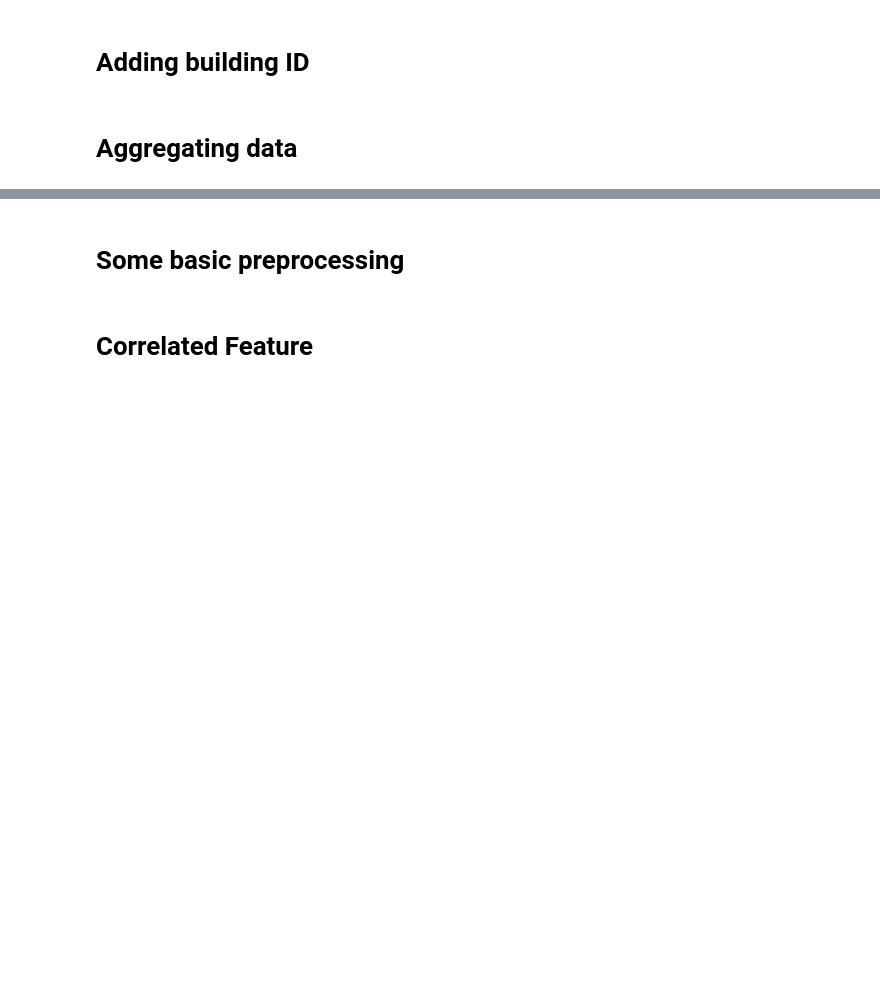
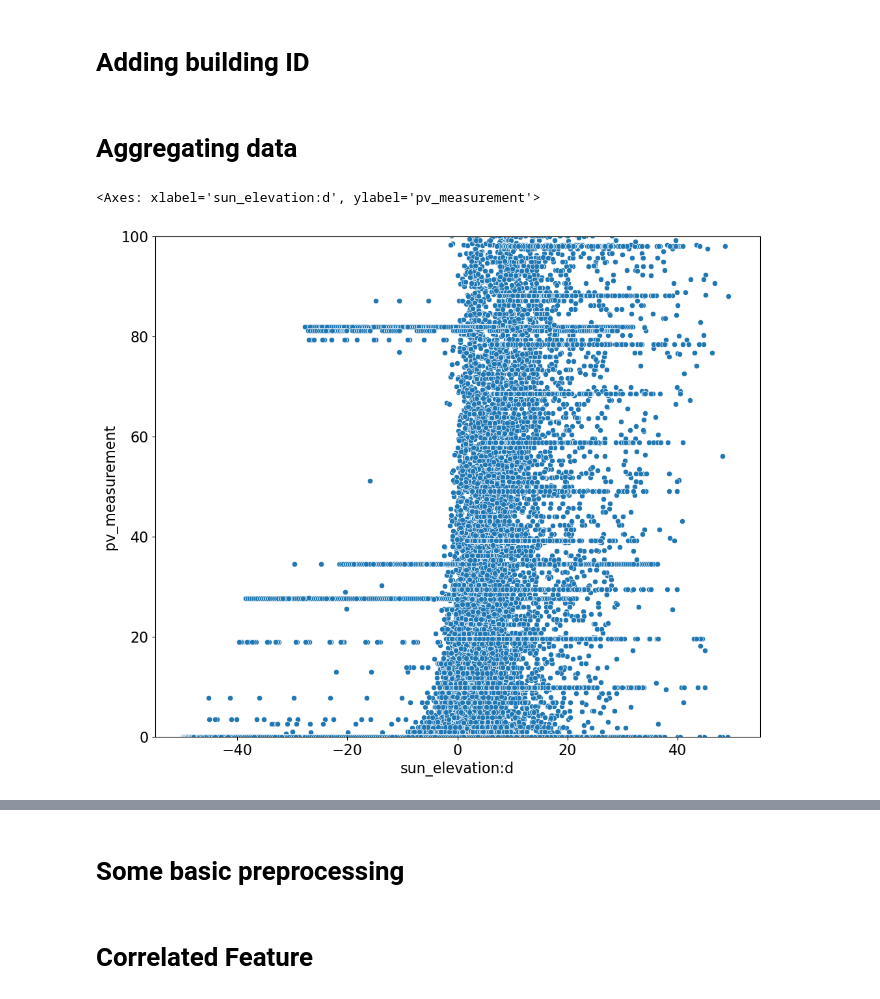
Before and after one commit to CristianoGambirasio/MLProjectNTNU, a Jupyter notebook: new_preprocessing.ipynb, the cells around one changed output, grey strips where cells are left out. Drawn from its saved outputs; the diff is of its cells as text; code cells hidden in the pictures; blank space fills up the shorter version.

```diff
--- a/new_preprocessing.ipynb
+++ b/new_preprocessing.ipynb
@@ -63,3 +69,11 @@ X_test['time'] = X_test['date_forecast'].dt.floor('H')
 X_test_grouped = X_test.groupby(['building_id','time']).mean()
 
 data_train = X_train_grouped.merge(y_train,on=['time','building_id'],how='left')
+# %%
+
+ax = plt.gca()
+ax.set_ylim(0,100)
+sns.scatterplot(data=data_train,x='sun_elevation:d',y='pv_measurement')
+# %% [output]
+<Axes: xlabel='sun_elevation:d', ylabel='pv_measurement'>
+[figure, added]
```
Also changed, not shown: parts of 3 cells of this notebook, 32 other files.
